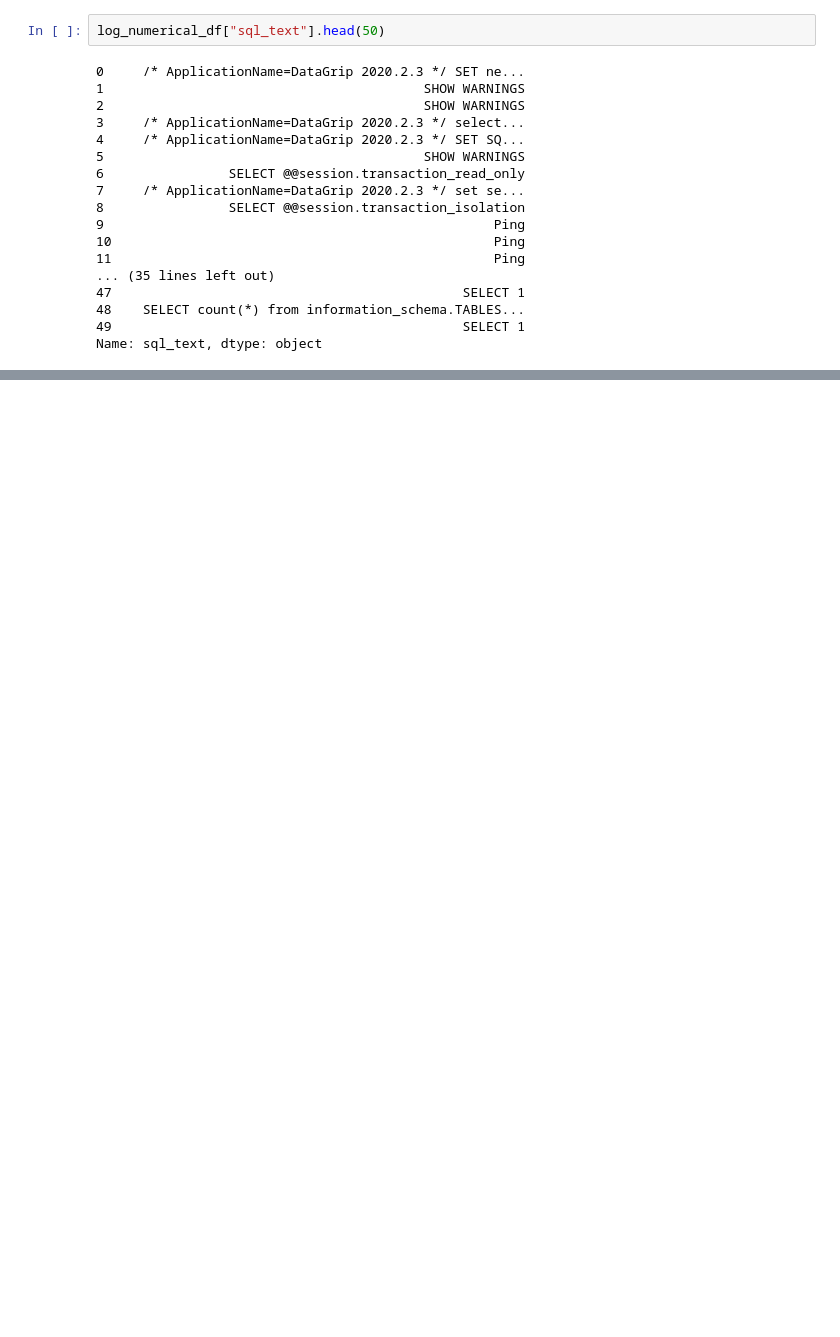
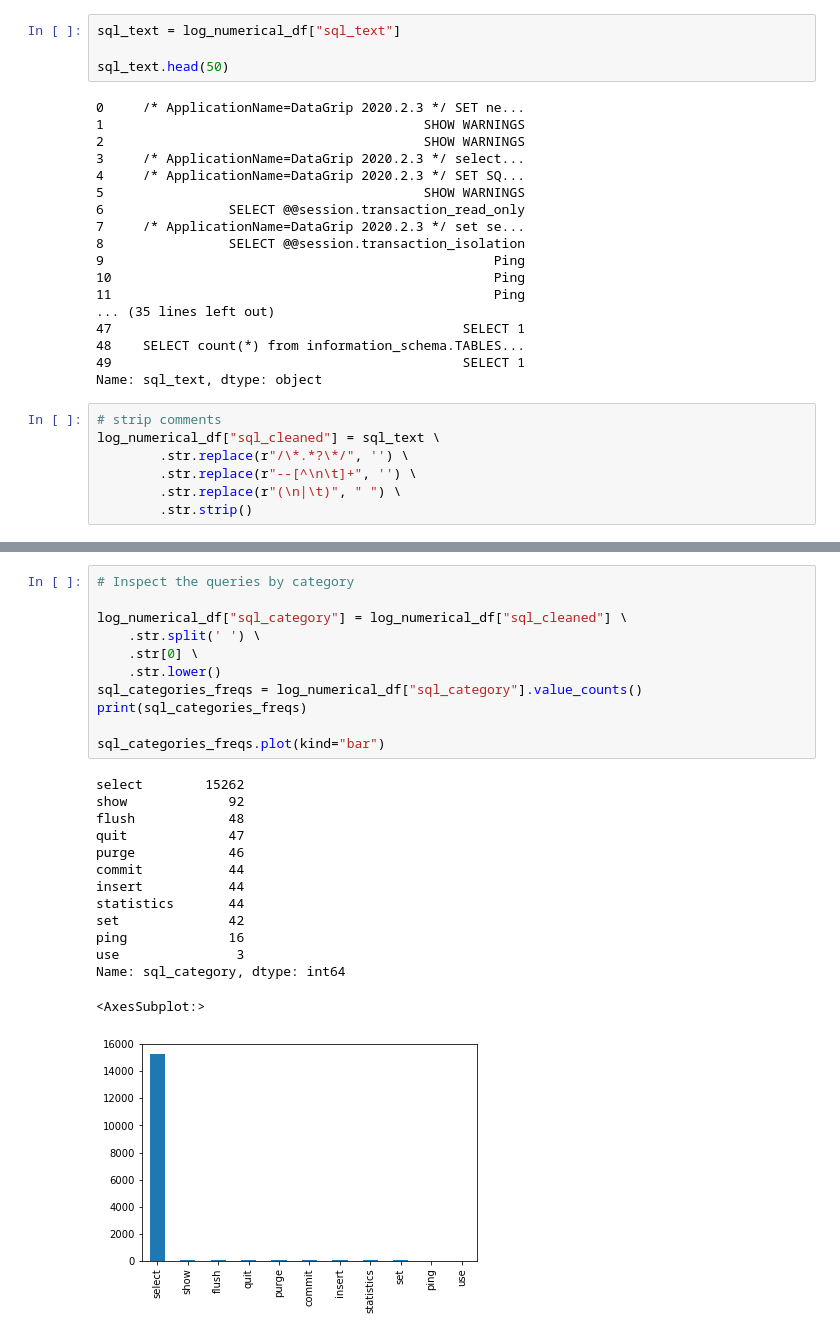
Before and after one commit to erolm-a/sql-analytics-problem, a Jupyter notebook: DataAnalytics.ipynb, the cells around one changed output, grey strips where cells are left out. Saved outputs shown, nothing was run; the diff lists cells and outputs as text; blank space fills up the shorter version.

```diff
--- a/DataAnalytics.ipynb
+++ b/DataAnalytics.ipynb
@@ -221,7 +221,9 @@ The correlation seems existing, although not fully linear.
 # %% [markdown]
 We can now inspect the big elephant in the room: the SQL queries.
 # %%
-log_numerical_df["sql_text"].head(50)
+sql_text = log_numerical_df["sql_text"]
+
+sql_text.head(50)
 # %% [output]
 0     /* ApplicationName=DataGrip 2020.2.3 */ SET ne...
 1                                         SHOW WARNINGS
@@ -240,3 +242,10 @@ log_numerical_df["sql_text"].head(50)
 48    SELECT count(*) from information_schema.TABLES...
 49                                             SELECT 1
 Name: sql_text, dtype: object
+# %%
+# strip comments
+log_numerical_df["sql_cleaned"] = sql_text \
+        .str.replace(r"/\*.*?\*/", '') \
+        .str.replace(r"--[^\n\t]+", '') \
+        .str.replace(r"(\n|\t)", " ") \
+        .str.strip()
@@ -242,0 +267,26 @@ Name: sql_text, dtype: object
+# %%
+# Inspect the queries by category
+
+log_numerical_df["sql_category"] = log_numerical_df["sql_cleaned"] \
+    .str.split(' ') \
+    .str[0] \
+    .str.lower()
+sql_categories_freqs = log_numerical_df["sql_category"].value_counts()
+print(sql_categories_freqs)
+
+sql_categories_freqs.plot(kind="bar")
+# %% [output]
+select        15262
+show             92
+flush            48
+quit             47
+purge            46
+commit           44
+insert           44
+statistics       44
+set              42
+ping             16
+use               3
+Name: sql_category, dtype: int64
+<AxesSubplot:>
+[figure, added]
```
Also changed, not shown: parts of 7 cells of this notebook.
